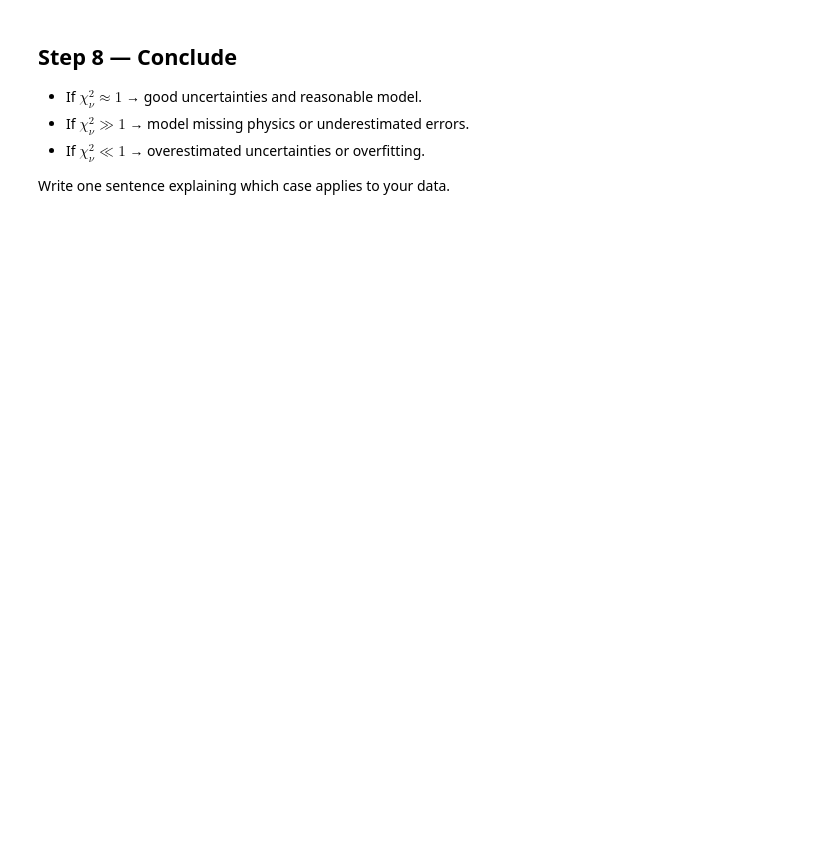
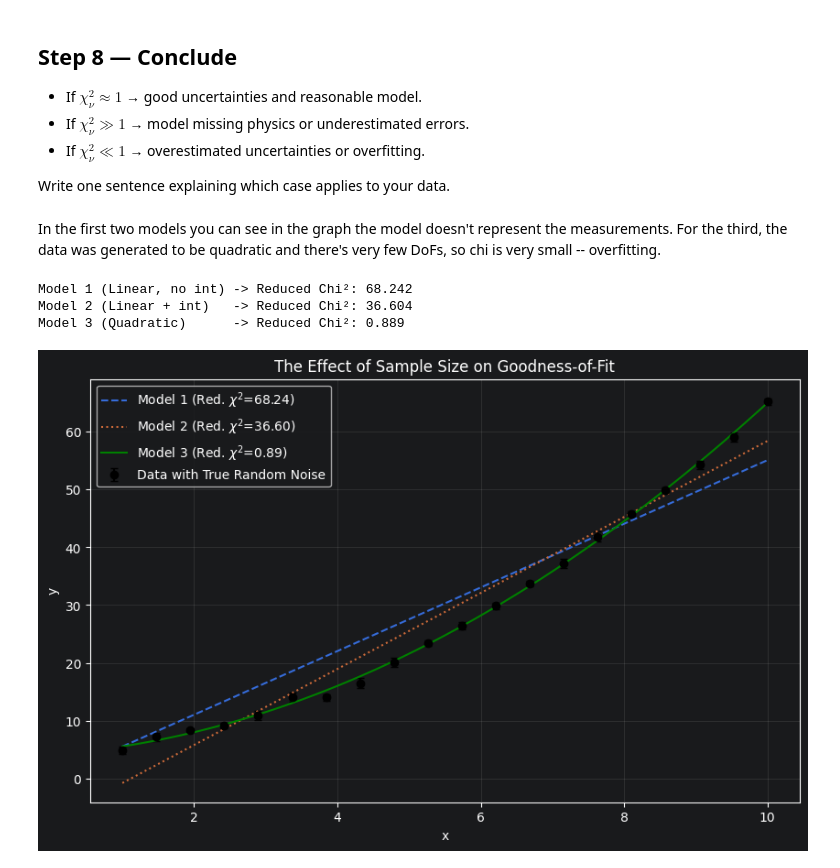
Before and after one commit to katzuv/studies, a Jupyter notebook: 2026S/Lab4/00 Errors Workshop/Task.ipynb, the cells around one changed output. Drawn from its saved outputs; the diff is of its cells as text; code cells hidden in the pictures; blank space fills up the shorter version.

```diff
--- a/2026S/Lab4/00 Errors Workshop/Task.ipynb
+++ b/2026S/Lab4/00 Errors Workshop/Task.ipynb
@@ -323,3 +560,80 @@ Adding more parameters can reduce chi-square, but it also reduces the number of
 * If $\chi_\nu^2 \ll 1$ → overestimated uncertainties or overfitting.
 
 Write one sentence explaining which case applies to your data.
+# %% [markdown]
+In the first two models you can see in the graph the model doesn't represent the measurements.
+For the third, the data was generated to be quadratic and there's very few DoFs, so chi is very small -- overfitting.
+# %%
+import numpy as np
+from scipy.optimize import curve_fit
+import matplotlib.pyplot as plt
+
+# Define the models
+def model_1(x, a):
+    return a * x
+
+def model_2(x, a, b):
+    return a * x + b
+
+def model_3(x, a, b, c):
+    return a * (x**2) + b * x + c
+
+def chi2_reduced(y, y_model, errors, n_params):
+    chi2 = np.sum(((y - y_model) / errors) ** 2)
+    dof = y.size - n_params
+    return chi2, chi2 / dof
+
+# 1. Generate 20 points along a quadratic curve with randomized normal noise
+np.random.seed(101)  # Fixed seed so you get the exact same clean results
+x_data = np.linspace(1, 10, 20)
+
+# True physical path: y = 0.5*x^2 + 1.2*x + 3.0
+y_true = 0.5 * (x_data**2) + 1.2 * x_data + 3.0
+
+# Generate realistic measurement errors (standard deviations)
+errors = np.uniform(0.4, 0.9, size=x_data.size) if hasattr(np, 'uniform') else np.random.uniform(0.4, 0.9, size=x_data.size)
+
+# Add random Gaussian noise scaled exactly to those errors
+noise = np.random.normal(0, errors)
+y_data = y_true + noise
+
+# 2. Fit and calculate for Model 1
+p1, _ = curve_fit(model_1, x_data, y_data, sigma=errors, absolute_sigma=True)
+y_fit1 = model_1(x_data, *p1)
+_, red_chi2_1 = chi2_reduced(y_data, y_fit1, errors, n_params=1)
+
+# 3. Fit and calculate for Model 2
+p2, _ = curve_fit(model_2, x_data, y_data, sigma=errors, absolute_sigma=True)
+y_fit2 = model_2(x_data, *p2)
+_, red_chi2_2 = chi2_reduced(y_data, y_fit2, errors, n_params=2)
+
+# 4. Fit and calculate for Model 3
+p3, _ = curve_fit(model_3, x_data, y_data, sigma=errors, absolute_sigma=True)
+y_fit3 = model_3(x_data, *p3)
+_, red_chi2_3 = chi2_reduced(y_data, y_fit3, errors, n_params=3)
+
+# Print results
+print(f"Model 1 (Linear, no int) -> Reduced Chi²: {red_chi2_1:.3f}")
+print(f"Model 2 (Linear + int)   -> Reduced Chi²: {red_chi2_2:.3f}")
+print(f"Model 3 (Quadratic)      -> Reduced Chi²: {red_chi2_3:.3f}")
+
+# Plotting
+plt.figure(figsize=(10, 6))
+x_fine = np.linspace(1, 10, 100)
+
+plt.errorbar(x_data, y_data, yerr=errors, fmt='o', color='black', label='Data with True Random Noise', capsize=3)
+plt.plot(x_fine, model_1(x_fine, *p1), '--', label=fr'Model 1 (Red. $\chi^2$={red_chi2_1:.2f})')
+plt.plot(x_fine, model_2(x_fine, *p2), ':', label=rf'Model 2 (Red. $\chi^2$={red_chi2_2:.2f})')
+plt.plot(x_fine, model_3(x_fine, *p3), '-', color='green', label=rf'Model 3 (Red. $\chi^2$={red_chi2_3:.2f})')
+
+plt.title("The Effect of Sample Size on Goodness-of-Fit")
+plt.xlabel("x")
+plt.ylabel("y")
+plt.legend()
+plt.grid(True, alpha=0.2)
+plt.show()
+# %% [output]
+Model 1 (Linear, no int) -> Reduced Chi²: 68.242
+Model 2 (Linear + int)   -> Reduced Chi²: 36.604
+Model 3 (Quadratic)      -> Reduced Chi²: 0.889
+[figure, added]
```
Also changed, not shown: parts of 25 cells of this notebook, 2 other files.
